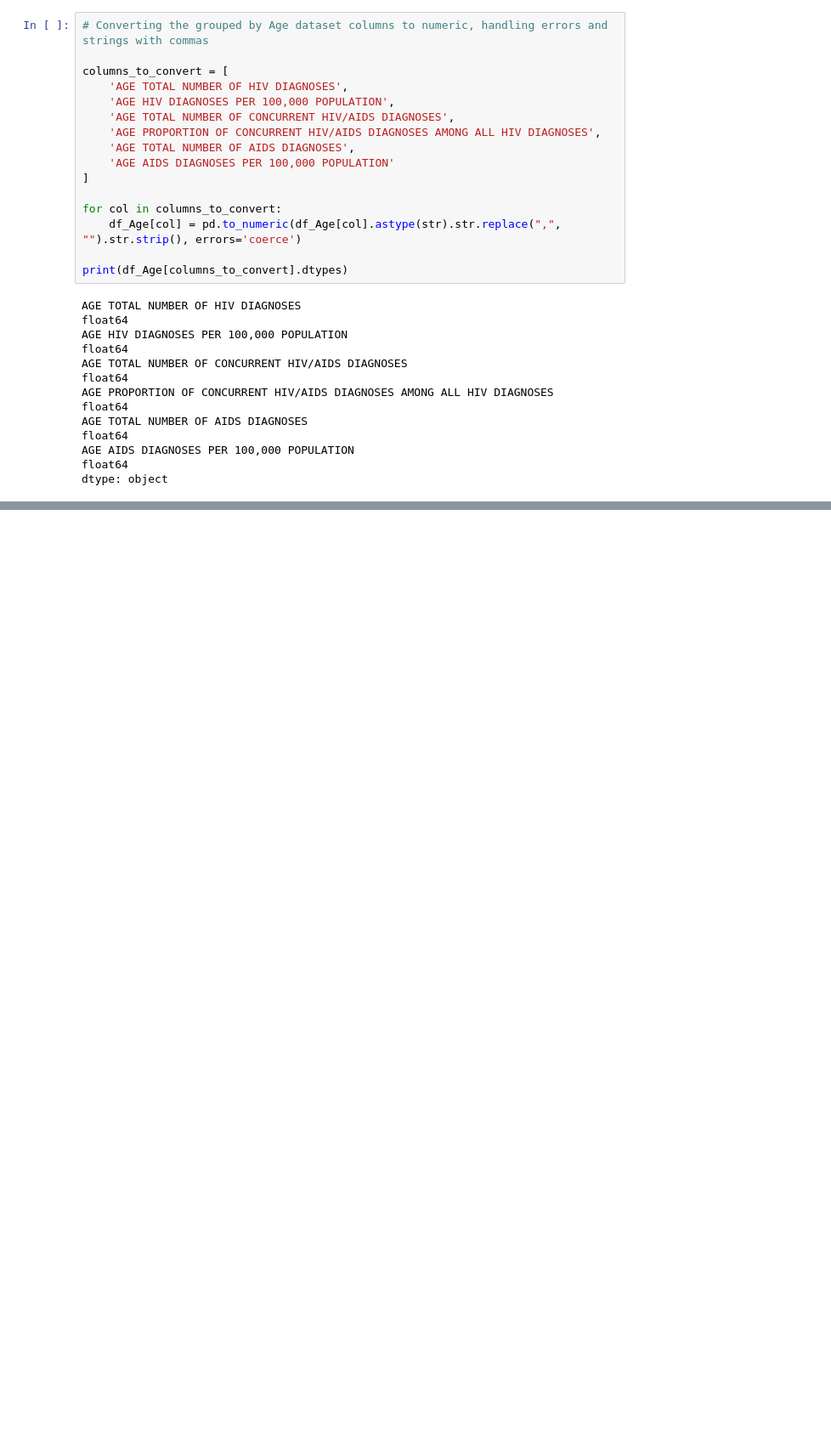
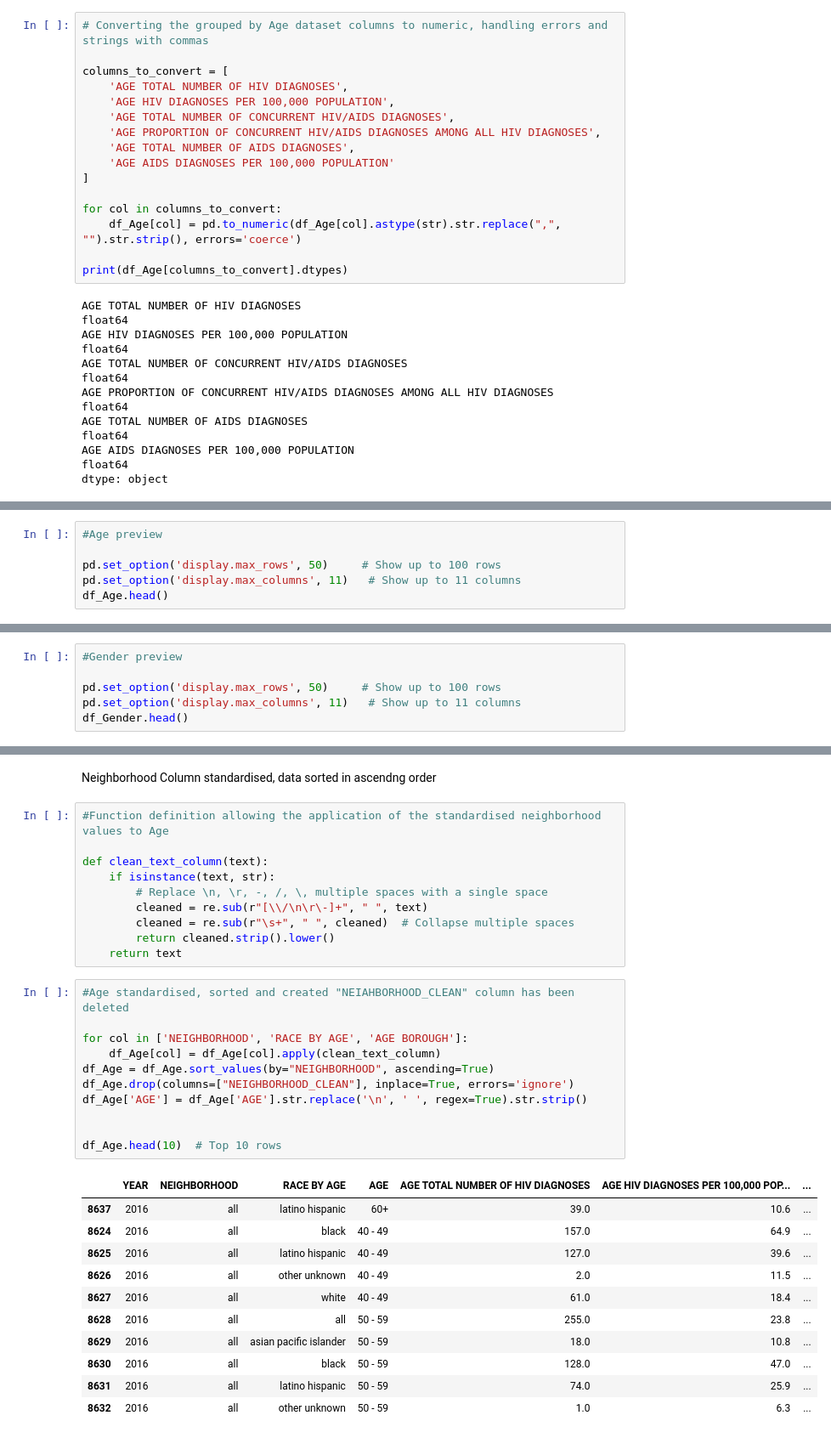
Before and after one commit to Victoire03/HIV_and_AIDS_Infections_in_New_York_City, a Jupyter notebook: Data_analysis.ipynb, the cells around one changed output, grey strips where cells are left out. Shown at 85% size. Saved outputs shown, nothing was run; the diff lists cells and outputs as text; blank space fills up the shorter version.

Commit message:
Data cleaning in progress

```diff
--- a/Data_analysis.ipynb
+++ b/Data_analysis.ipynb
@@ -194,0 +221,6 @@ dtype: object
+# %%
+#Age preview
+
+pd.set_option('display.max_rows', 50)     # Show up to 100 rows
+pd.set_option('display.max_columns', 11)   # Show up to 11 columns
+df_Age.head()
@@ -194,0 +234,6 @@ dtype: object
+# %%
+#Gender preview
+
+pd.set_option('display.max_rows', 50)     # Show up to 100 rows
+pd.set_option('display.max_columns', 11)   # Show up to 11 columns
+df_Gender.head()
@@ -194,0 +247,35 @@ dtype: object
+# %% [markdown]
+Neighborhood Column standardised, data sorted in ascendng order
+# %%
+#Function definition allowing the application of the standardised neighborhood values to Age
+
+def clean_text_column(text):
+    if isinstance(text, str):
+        # Replace \n, \r, -, /, \, multiple spaces with a single space
+        cleaned = re.sub(r"[\\/\n\r\-]+", " ", text)
+        cleaned = re.sub(r"\s+", " ", cleaned)  # Collapse multiple spaces
+        return cleaned.strip().lower()
+    return text
+# %%
+#Age standardised, sorted and created "NEIAHBORHOOD_CLEAN" column has been deleted
+
+for col in ['NEIGHBORHOOD', 'RACE BY AGE', 'AGE BOROUGH']:
+    df_Age[col] = df_Age[col].apply(clean_text_column)
+df_Age = df_Age.sort_values(by="NEIGHBORHOOD", ascending=True)
+df_Age.drop(columns=["NEIGHBORHOOD_CLEAN"], inplace=True, errors='ignore')
+df_Age['AGE'] = df_Age['AGE'].str.replace('\n', ' ', regex=True).str.strip()
+
+
+df_Age.head(10)  # Top 10 rows
+# %% [output]
+|  | YEAR | NEIGHBORHOOD | RACE BY AGE | AGE | AGE TOTAL NUMBER OF HIV DIAGNOSES | AGE HIV DIAGNOSES PER 100,000 POP... | ... |
+| 8637 | 2016 | all | latino hispanic | 60+ | 39.0 | 10.6 | ... |
+| 8624 | 2016 | all | black | 40 - 49 | 157.0 | 64.9 | ... |
+| 8625 | 2016 | all | latino hispanic | 40 - 49 | 127.0 | 39.6 | ... |
+| 8626 | 2016 | all | other unknown | 40 - 49 | 2.0 | 11.5 | ... |
+| 8627 | 2016 | all | white | 40 - 49 | 61.0 | 18.4 | ... |
+| 8628 | 2016 | all | all | 50 - 59 | 255.0 | 23.8 | ... |
+| 8629 | 2016 | all | asian pacific islander | 50 - 59 | 18.0 | 10.8 | ... |
+| 8630 | 2016 | all | black | 50 - 59 | 128.0 | 47.0 | ... |
+| 8631 | 2016 | all | latino hispanic | 50 - 59 | 74.0 | 25.9 | ... |
+| 8632 | 2016 | all | other unknown | 50 - 59 | 1.0 | 6.3 | ... |
```
Also changed, not shown: parts of 5 cells of this notebook.
